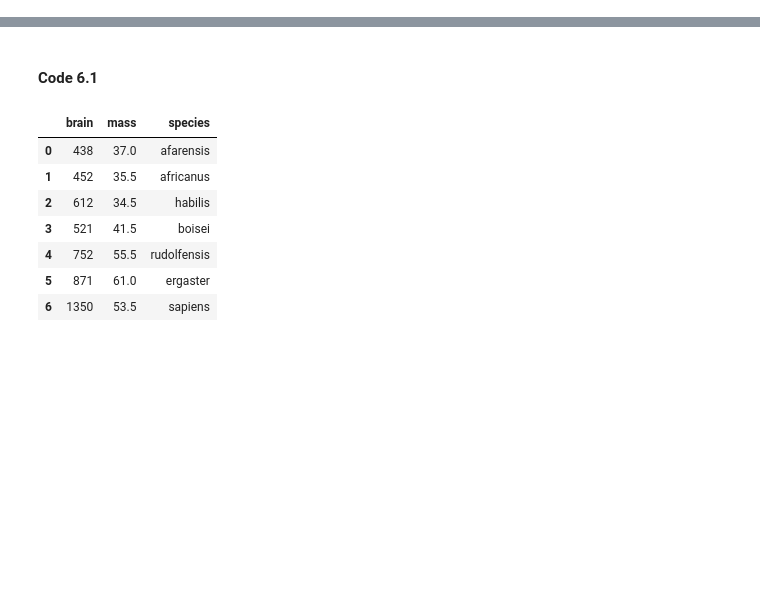
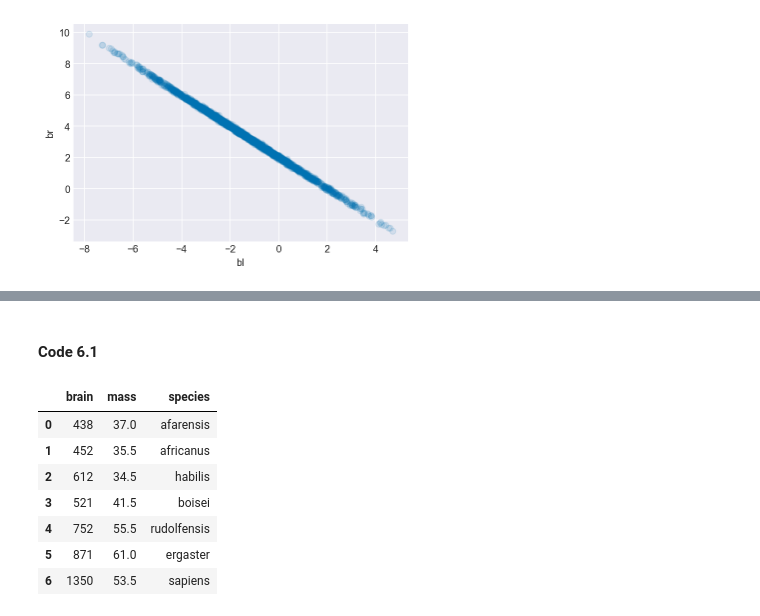
Before and after one commit to baheredia/resources, a Jupyter notebook: Rethinking/Chp_06.ipynb, the cells around one changed output, grey strips where cells are left out. Cells and saved outputs as stored; diff of their text form; code cells hidden in the pictures; blank space fills up the shorter version.

```diff
--- a/Rethinking/Chp_06.ipynb
+++ b/Rethinking/Chp_06.ipynb
@@ -16,0 +97,6 @@ plt.style.use(['seaborn-colorblind', 'seaborn-darkgrid'])
+# %%
+plt.scatter(trace_6_1['bl'], trace_6_1['br'], alpha=0.1)
+plt.xlabel("bl")
+plt.ylabel("br");
+# %% [output]
+[figure, added]
```
Also changed, not shown: parts of 21 cells of this notebook.
